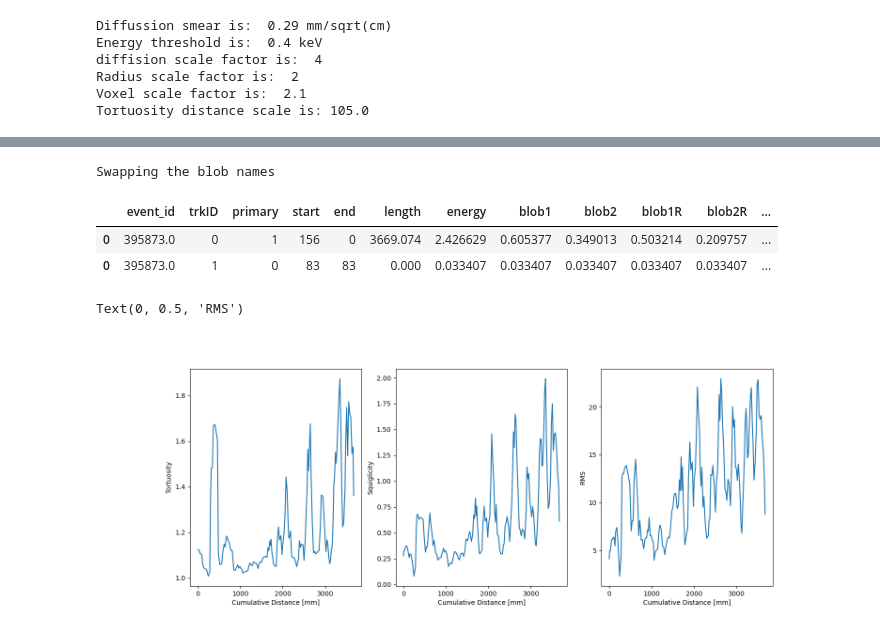
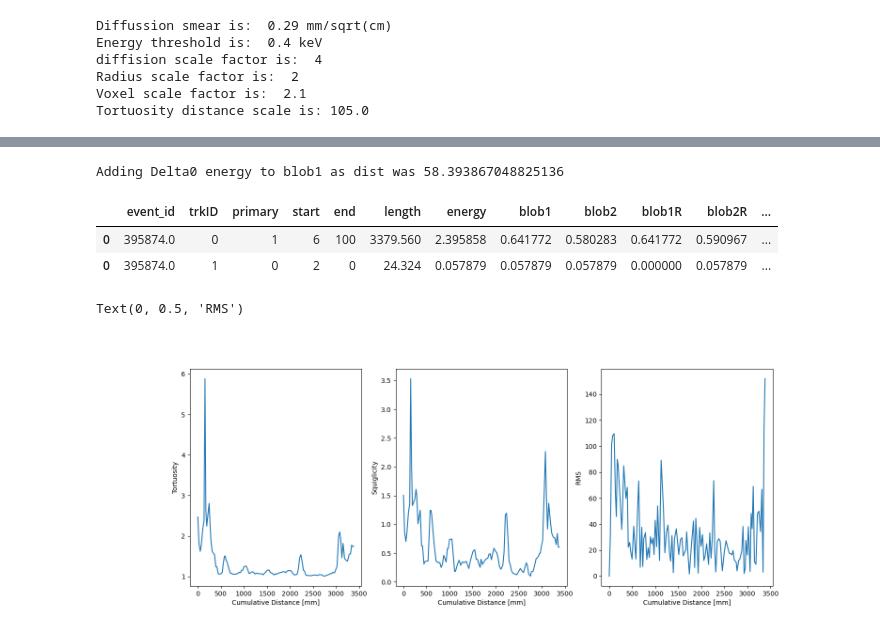
Before and after one commit to kvjmistry/ATPC, a Jupyter notebook: notebooks/Clustering.ipynb, the cells around one changed output, grey strips where cells are left out. Drawn from its saved outputs; the diff is of its cells as text; code cells hidden in the pictures.

```diff
--- a/notebooks/Clustering.ipynb
+++ b/notebooks/Clustering.ipynb
@@ -59,7 +59,7 @@ print(hits.event_id.unique())
  395900 395901 395902 395903 395904 395905 395906 395907 395908 395909]
 # %%
 eid=320000
-eid=event_list[23]
+eid=event_list[24]
 
 data = hits[hits.event_id ==eid]
 data_true = hits_true[hits_true.event_id ==eid]
@@ -487,26 +487,26 @@ temp_meta = GetTrackdf(df, Tracks, 500/pressure, 180/pressure, 200/pressure, pre
 temp_meta = UpdateTrackMeta(temp_meta, df, 100/pressure) # Merge deltas and brems that are near the blobs in the metadata
 display(temp_meta)
 # %% [output]
-Swapping the blob names
+Adding Delta0 energy to blob1 as dist was 58.393867048825136
 |  | event_id | trkID | primary | start | end | length | energy | blob1 | blob2 | blob1R | blob2R | ... |
-| 0 | 395873.0 | 0 | 1 | 156 | 0 | 3669.074 | 2.426629 | 0.605377 | 0.349013 | 0.503214 | 0.209757 | ... |
-| 0 | 395873.0 | 1 | 0 | 83 | 83 | 0.000 | 0.033407 | 0.033407 | 0.033407 | 0.033407 | 0.033407 | ... |
+| 0 | 395874.0 | 0 | 1 | 6 | 100 | 3379.560 | 2.395858 | 0.641772 | 0.580283 | 0.641772 | 0.590967 | ... |
+| 0 | 395874.0 | 1 | 0 | 2 | 0 | 24.324 | 0.057879 | 0.057879 | 0.057879 | 0.000000 | 0.057879 | ... |
 # %%
 
 fig, axs = plt.subplots(1, 3, figsize=(16, 6))
 
 axs[0].plot(df[df.primary == 1].cumulative_distance, df[df.primary == 1]["Tortuosity"])
 axs[0].set_xlabel("Cumulative Distance [mm]")
 axs[0].set_ylabel("Tortuosity")
 
 axs[1].plot(df[df.primary == 1].cumulative_distance, df[df.primary == 1]["Squiglicity"])
 axs[1].set_xlabel("Cumulative Distance [mm]")
 axs[1].set_ylabel("Squiglicity")
 
 
-# axs[2].plot(df[df.primary == 1].cumulative_distance, df[df.primary == 1]["RMS"])
-# axs[2].set_xlabel("Cumulative Distance [mm]")
-# axs[2].set_ylabel("RMS")
+axs[2].plot(df[df.primary == 1].cumulative_distance, df[df.primary == 1]["angle"])
+axs[2].set_xlabel("Cumulative Distance [mm]")
+axs[2].set_ylabel("RMS")
 # %% [output]
 Text(0, 0.5, 'RMS')
-[figure, old version]
+[figure, new version]
```
Also changed, not shown: parts of 8 cells of this notebook, 3 other files.
